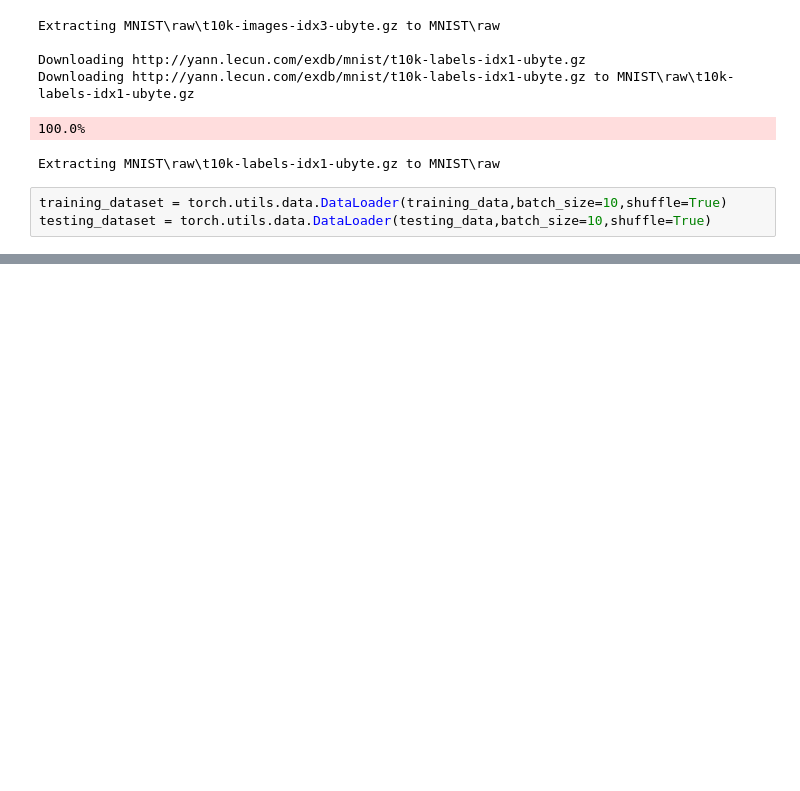
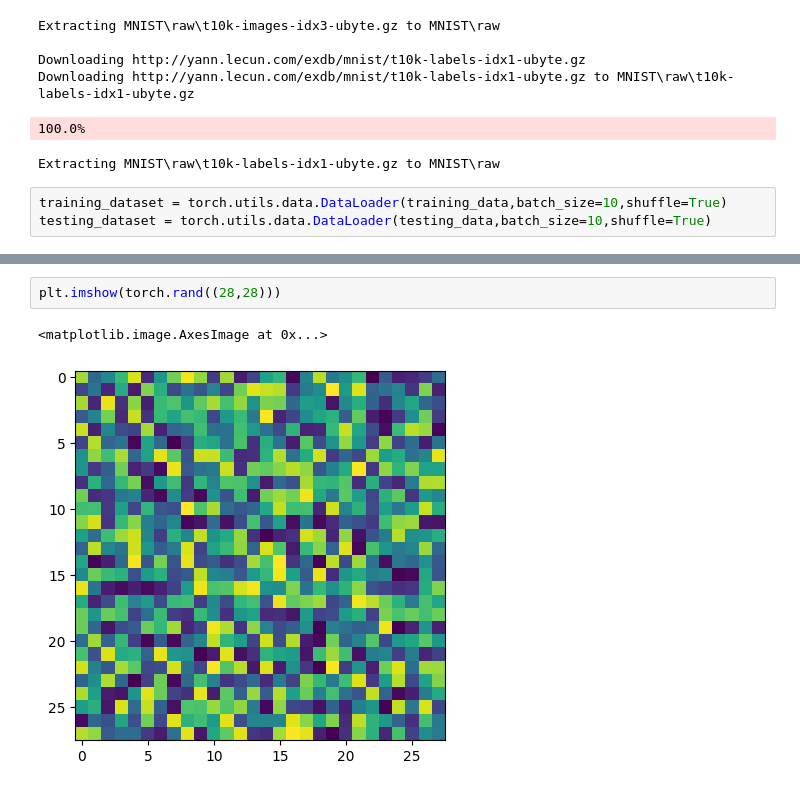
Before and after one commit to danyalutsevich/ML_AI, a Jupyter notebook: PyTorch/MNIST.ipynb, the cells around one changed output, grey strips where cells are left out. Drawn from its saved outputs; the diff is of its cells as text; blank space fills up the shorter version.

```diff
--- a/PyTorch/MNIST.ipynb
+++ b/PyTorch/MNIST.ipynb
@@ -68,0 +96,5 @@ class MyNetwork(nn.Module):
+# %%
+plt.imshow(torch.rand((28,28)))
+# %% [output]
+<matplotlib.image.AxesImage at 0x...>
+[figure, added]
```
Also changed, not shown: parts of 5 cells of this notebook.
